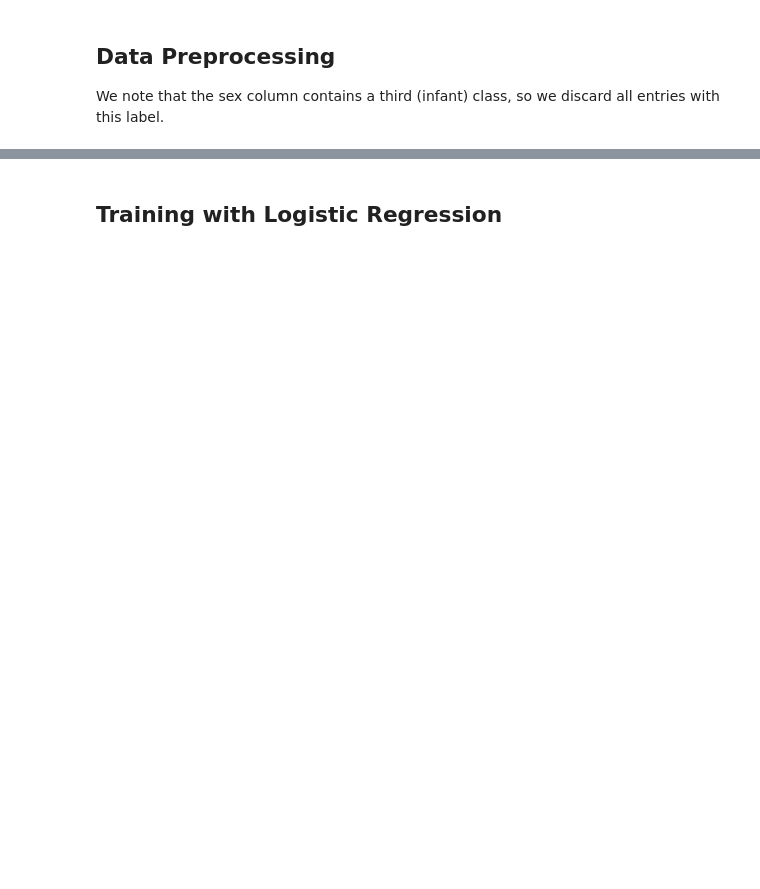
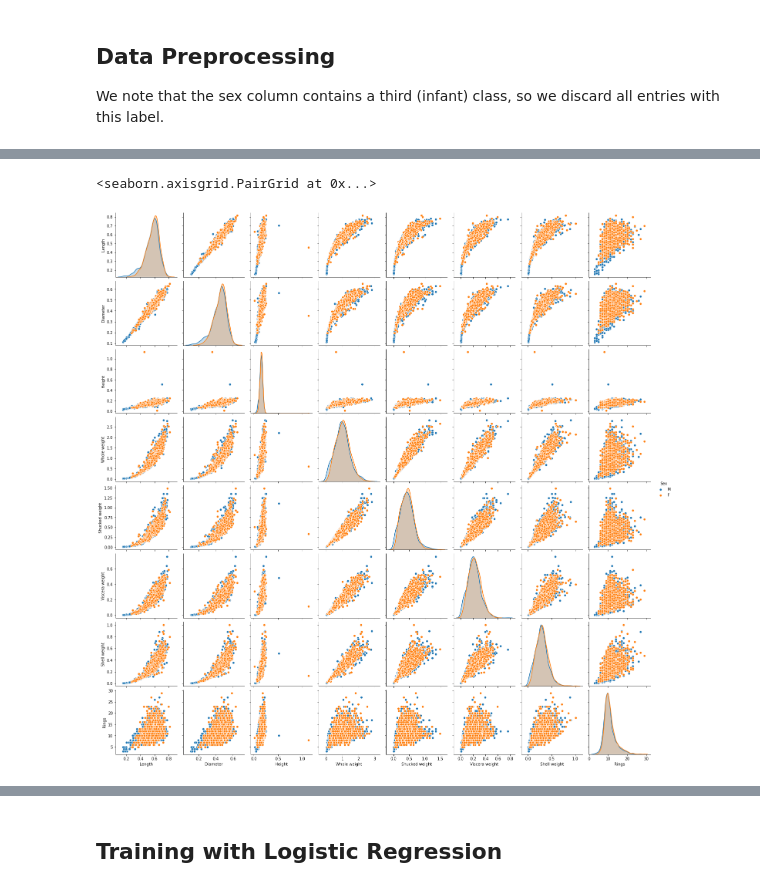
Before and after one commit to Jae-Domain/Machine-Learning, a Jupyter notebook: Assignment 4/Domantay_Obata_Assignment4.ipynb, the cells around one changed output, grey strips where cells are left out. Saved outputs shown, nothing was run; the diff lists cells and outputs as text; code cells hidden in the pictures; blank space fills up the shorter version.

```diff
--- a/Assignment 4/Domantay_Obata_Assignment4.ipynb
+++ b/Assignment 4/Domantay_Obata_Assignment4.ipynb
@@ -43,4 +43,5 @@ We note that the sex column contains a third (infant) class, so we discard all e
 # %%
 df = df[df.Sex != 'I']
 df.head()
+sns.pairplot(df, hue='Sex')
 # %% [output]
@@ -53,3 +48,5 @@ df.head()
+<seaborn.axisgrid.PairGrid at 0x...>
+[figure, added]
 # %%
 #set independent and dependent variables
 x = df.iloc[:,1:9] #all entries from column 1 to 3
```
Also changed, not shown: parts of 12 cells of this notebook.
